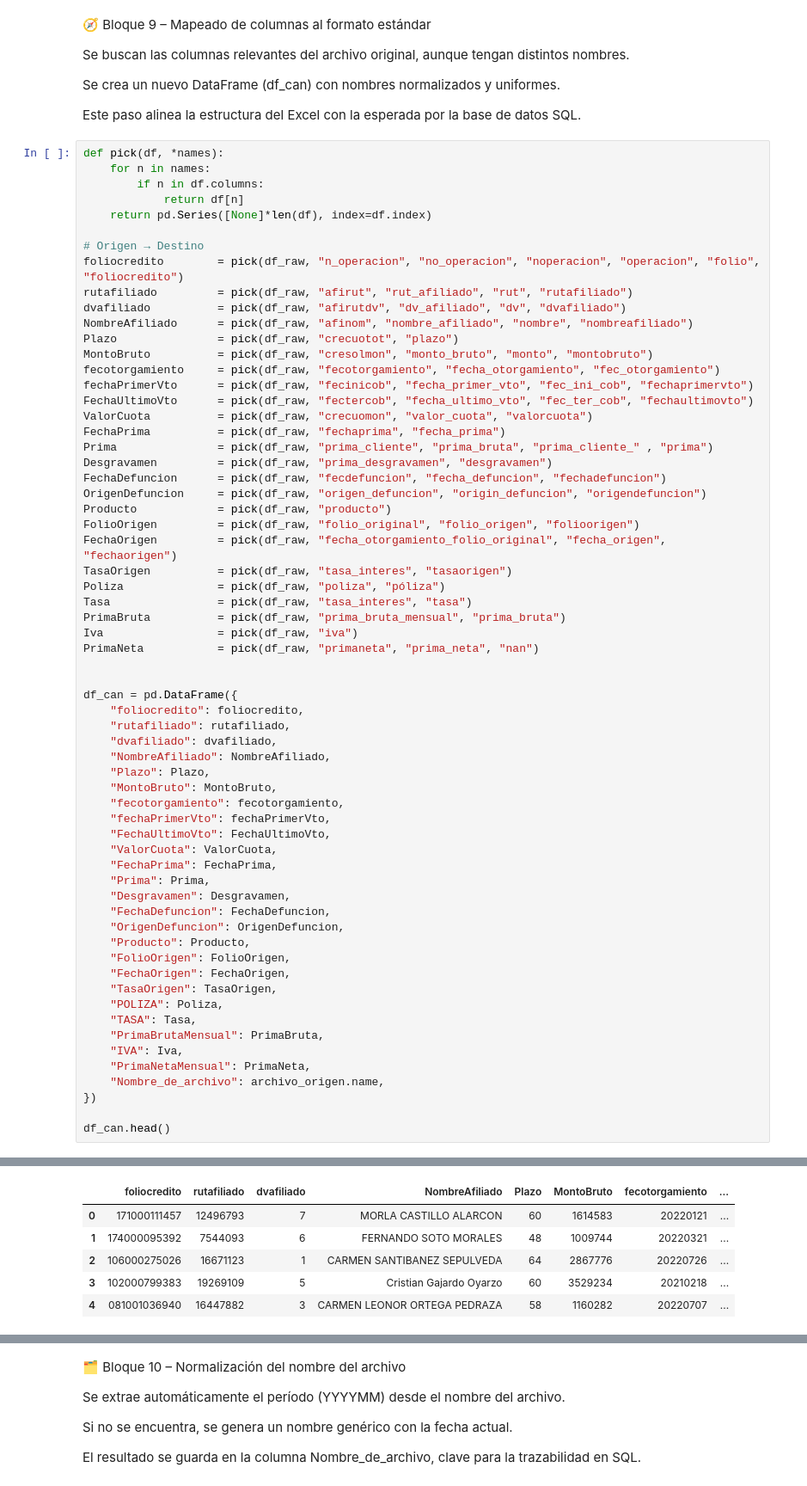
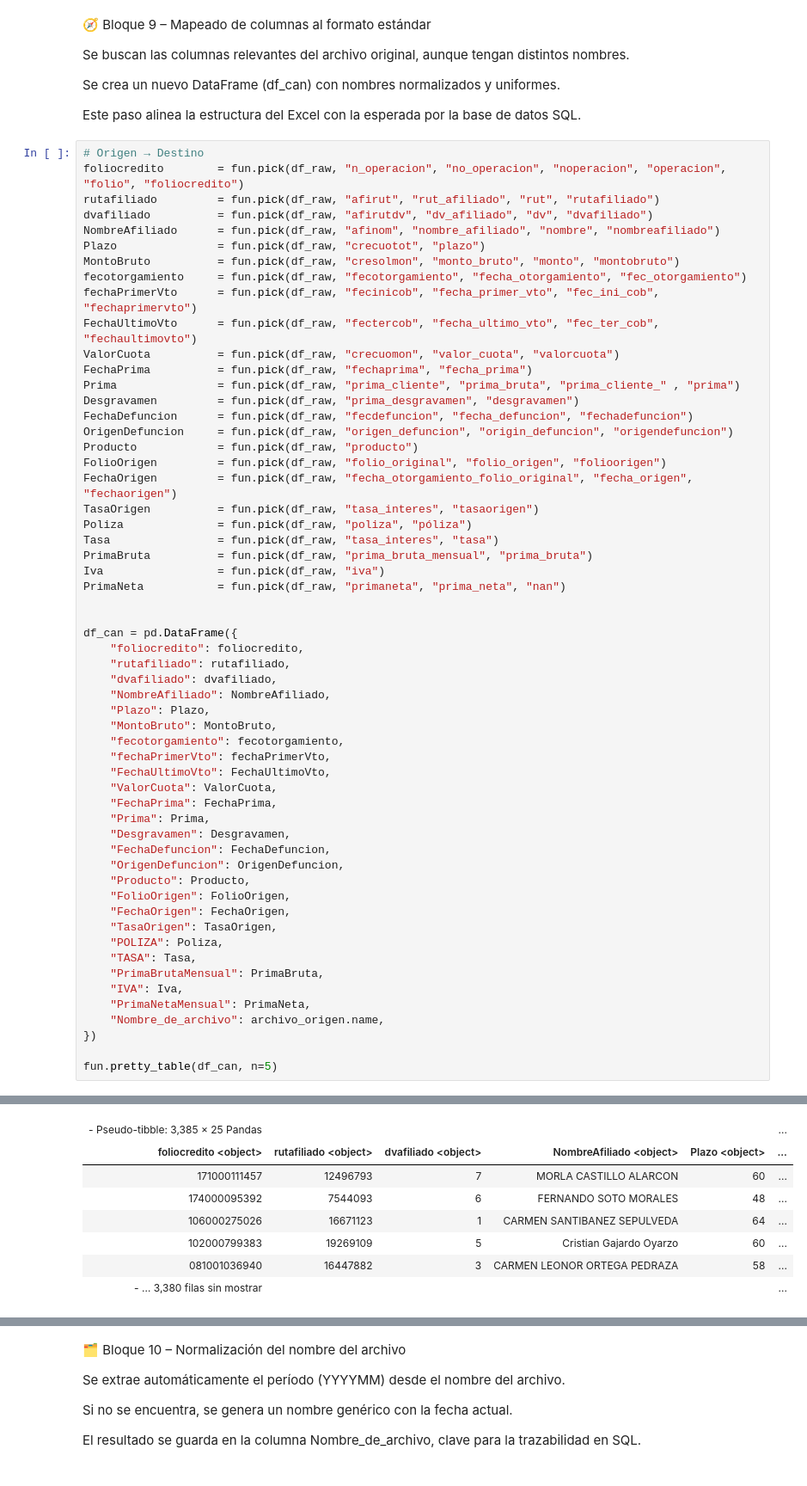
Before and after one commit to sura-movilidad/traspaso-innominados, a Jupyter notebook: new_source/new_notebooks/Conosur.ipynb, the cells around one changed output, grey strips where cells are left out. Shown at 86% size. Saved outputs shown, nothing was run; the diff lists cells and outputs as text.

```diff
--- a/new_source/new_notebooks/Conosur.ipynb
+++ b/new_source/new_notebooks/Conosur.ipynb
@@ -466,37 +327,31 @@ Se crea un nuevo DataFrame (df_can) con nombres normalizados y uniformes.
 
 Este paso alinea la estructura del Excel con la esperada por la base de datos SQL.
 # %%
-def pick(df, *names):
-    for n in names:
-        if n in df.columns:
-            return df[n]
-    return pd.Series([None]*len(df), index=df.index)
-
 # Origen → Destino
-foliocredito        = pick(df_raw, "n_operacion", "no_operacion", "noperacion", "operacion", "folio", "foliocredito")
-rutafiliado         = pick(df_raw, "afirut", "rut_afiliado", "rut", "rutafiliado")
-dvafiliado          = pick(df_raw, "afirutdv", "dv_afiliado", "dv", "dvafiliado")
-NombreAfiliado      = pick(df_raw, "afinom", "nombre_afiliado", "nombre", "nombreafiliado")
-Plazo               = pick(df_raw, "crecuotot", "plazo")
-MontoBruto          = pick(df_raw, "cresolmon", "monto_bruto", "monto", "montobruto")
-fecotorgamiento     = pick(df_raw, "fecotorgamiento", "fecha_otorgamiento", "fec_otorgamiento")
-fechaPrimerVto      = pick(df_raw, "fecinicob", "fecha_primer_vto", "fec_ini_cob", "fechaprimervto")
-FechaUltimoVto      = pick(df_raw, "fectercob", "fecha_ultimo_vto", "fec_ter_cob", "fechaultimovto")
-ValorCuota          = pick(df_raw, "crecuomon", "valor_cuota", "valorcuota")
-FechaPrima          = pick(df_raw, "fechaprima", "fecha_prima")
-Prima               = pick(df_raw, "prima_cliente", "prima_bruta", "prima_cliente_" , "prima")
-Desgravamen         = pick(df_raw, "prima_desgravamen", "desgravamen")
-FechaDefuncion      = pick(df_raw, "fecdefuncion", "fecha_defuncion", "fechadefuncion")
-OrigenDefuncion     = pick(df_raw, "origen_defuncion", "origin_defuncion", "origendefuncion")
-Producto            = pick(df_raw, "producto")
-FolioOrigen         = pick(df_raw, "folio_original", "folio_origen", "folioorigen")
-FechaOrigen         = pick(df_raw, "fecha_otorgamiento_folio_original", "fecha_origen", "fechaorigen")
-TasaOrigen          = pick(df_raw, "tasa_interes", "tasaorigen")
-Poliza              = pick(df_raw, "poliza", "póliza")
-Tasa                = pick(df_raw, "tasa_interes", "tasa")
-PrimaBruta          = pick(df_raw, "prima_bruta_mensual", "prima_bruta")
-Iva                 = pick(df_raw, "iva")
-PrimaNeta           = pick(df_raw, "primaneta", "prima_neta", "nan")
+foliocredito        = fun.pick(df_raw, "n_operacion", "no_operacion", "noperacion", "operacion", "folio", "foliocredito")
+rutafiliado         = fun.pick(df_raw, "afirut", "rut_afiliado", "rut", "rutafiliado")
+dvafiliado          = fun.pick(df_raw, "afirutdv", "dv_afiliado", "dv", "dvafiliado")
+NombreAfiliado      = fun.pick(df_raw, "afinom", "nombre_afiliado", "nombre", "nombreafiliado")
+Plazo               = fun.pick(df_raw, "crecuotot", "plazo")
+MontoBruto          = fun.pick(df_raw, "cresolmon", "monto_bruto", "monto", "montobruto")
+fecotorgamiento     = fun.pick(df_raw, "fecotorgamiento", "fecha_otorgamiento", "fec_otorgamiento")
+fechaPrimerVto      = fun.pick(df_raw, "fecinicob", "fecha_primer_vto", "fec_ini_cob", "fechaprimervto")
+FechaUltimoVto      = fun.pick(df_raw, "fectercob", "fecha_ultimo_vto", "fec_ter_cob", "fechaultimovto")
+ValorCuota          = fun.pick(df_raw, "crecuomon", "valor_cuota", "valorcuota")
+FechaPrima          = fun.pick(df_raw, "fechaprima", "fecha_prima")
+Prima               = fun.pick(df_raw, "prima_cliente", "prima_bruta", "prima_cliente_" , "prima")
+Desgravamen         = fun.pick(df_raw, "prima_desgravamen", "desgravamen")
+FechaDefuncion      = fun.pick(df_raw, "fecdefuncion", "fecha_defuncion", "fechadefuncion")
+OrigenDefuncion     = fun.pick(df_raw, "origen_defuncion", "origin_defuncion", "origendefuncion")
+Producto            = fun.pick(df_raw, "producto")
+FolioOrigen         = fun.pick(df_raw, "folio_original", "folio_origen", "folioorigen")
+FechaOrigen         = fun.pick(df_raw, "fecha_otorgamiento_folio_original", "fecha_origen", "fechaorigen")
+TasaOrigen          = fun.pick(df_raw, "tasa_interes", "tasaorigen")
+Poliza              = fun.pick(df_raw, "poliza", "póliza")
+Tasa                = fun.pick(df_raw, "tasa_interes", "tasa")
+PrimaBruta          = fun.pick(df_raw, "prima_bruta_mensual", "prima_bruta")
+Iva                 = fun.pick(df_raw, "iva")
+PrimaNeta           = fun.pick(df_raw, "primaneta", "prima_neta", "nan")
 
 
 df_can = pd.DataFrame({
@@ -527,5 +382,5 @@ df_can = pd.DataFrame({
     "Nombre_de_archivo": archivo_origen.name,
 })
 
-df_can.head()
+fun.pretty_table(df_can, n=5)
 # %% [output]
@@ -532,6 +388,8 @@ df_can.head()
-|  | foliocredito | rutafiliado | dvafiliado | NombreAfiliado | Plazo | MontoBruto | fecotorgamiento | ... |
-| 0 | 171000111457 | 12496793 | 7 | MORLA CASTILLO ALARCON | 60 | 1614583 | 20220121 | ... |
-| 1 | 174000095392 | 7544093 | 6 | FERNANDO SOTO MORALES | 48 | 1009744 | 20220321 | ... |
-| 2 | 106000275026 | 16671123 | 1 | CARMEN SANTIBANEZ SEPULVEDA | 64 | 2867776 | 20220726 | ... |
-| 3 | 102000799383 | 19269109 | 5 | Cristian Gajardo Oyarzo | 60 | 3529234 | 20210218 | ... |
-| 4 | 081001036940 | 16447882 | 3 | CARMEN LEONOR ORTEGA PEDRAZA | 58 | 1160282 | 20220707 | ... |
+| - Pseudo-tibble: 3,385 × 25 Pandas |  |  |  |  | ... |
+| foliocredito <object> | rutafiliado <object> | dvafiliado <object> | NombreAfiliado <object> | Plazo <object> | ... |
+| 171000111457 | 12496793 | 7 | MORLA CASTILLO ALARCON | 60 | ... |
+| 174000095392 | 7544093 | 6 | FERNANDO SOTO MORALES | 48 | ... |
+| 106000275026 | 16671123 | 1 | CARMEN SANTIBANEZ SEPULVEDA | 64 | ... |
+| 102000799383 | 19269109 | 5 | Cristian Gajardo Oyarzo | 60 | ... |
+| 081001036940 | 16447882 | 3 | CARMEN LEONOR ORTEGA PEDRAZA | 58 | ... |
+| - … 3,380 filas sin mostrar |  |  |  |  | ... |
```
Also changed, not shown: parts of 21 cells of this notebook, 1 other file.
